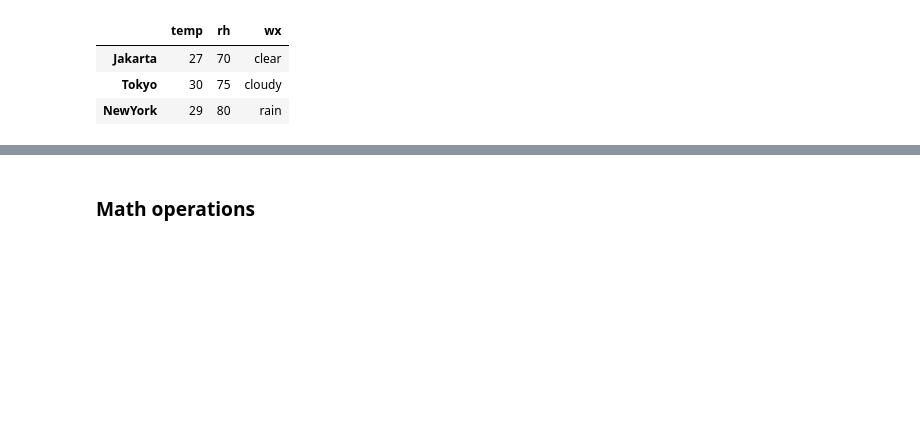
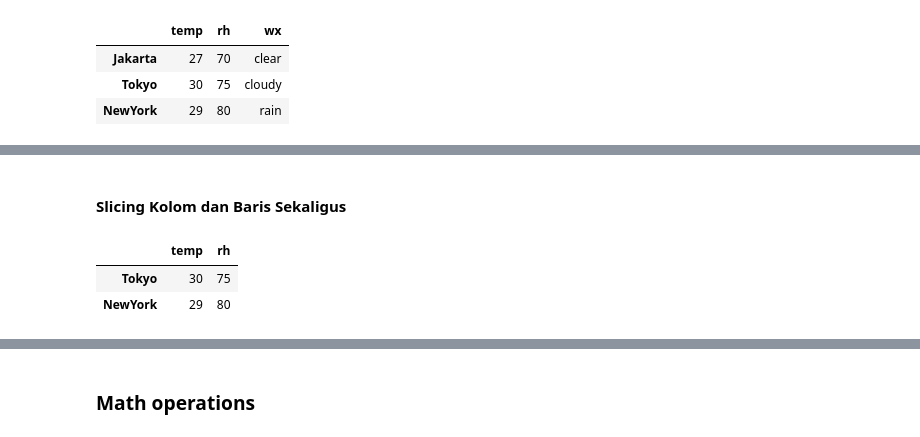
Before and after one commit to devmetmar/marinemet-training, a Jupyter notebook: _build/html/_sources/1_/1_2_python_libraries.ipynb, the cells around one changed output, grey strips where cells are left out. Cells and saved outputs as stored; diff of their text form; code cells hidden in the pictures; blank space fills up the shorter version.

```diff
--- a/_build/html/_sources/1_/1_2_python_libraries.ipynb
+++ b/_build/html/_sources/1_/1_2_python_libraries.ipynb
@@ -217,0 +258,9 @@ df.describe()
+# %% [markdown]
+#### Slicing Kolom dan Baris Sekaligus
+# %%
+# Mengakses subset baris dari Tokyo sampai NewYork dan kolom dari temp sampai rh.
+df.loc['Tokyo':'NewYork', 'temp':'rh']
+# %% [output]
+|  | temp | rh |
+| Tokyo | 30 | 75 |
+| NewYork | 29 | 80 |
```
Also changed, not shown: parts of 35 cells of this notebook, 23 other files.
